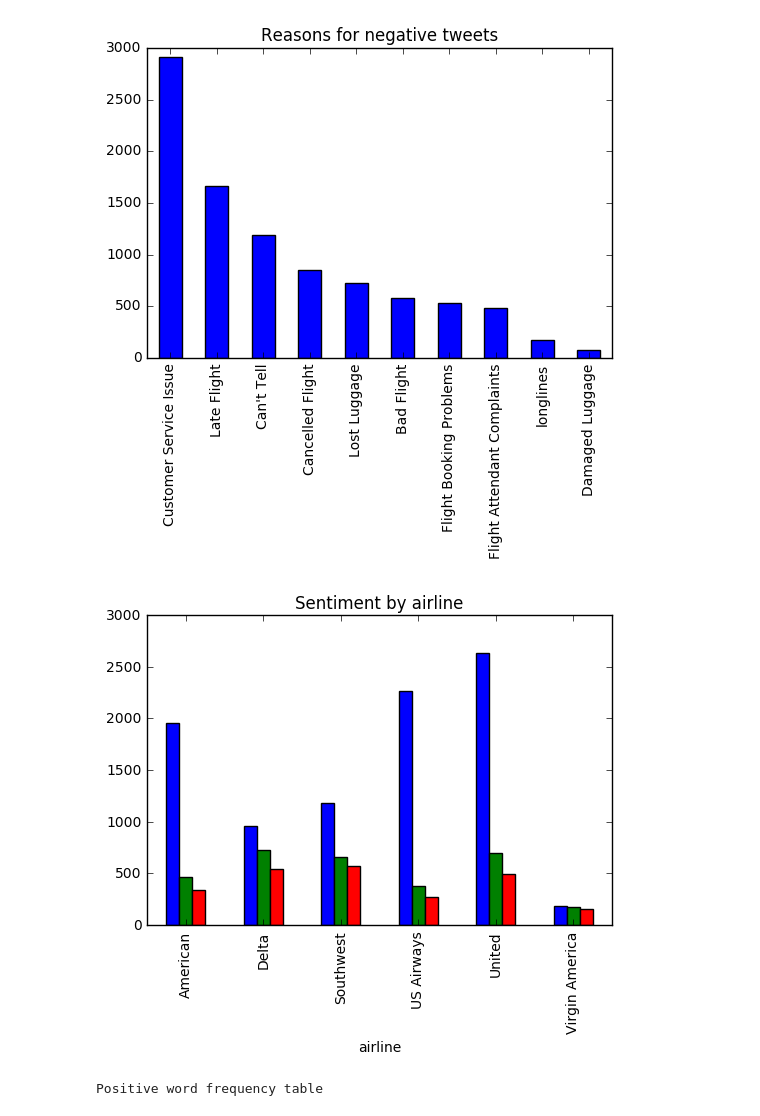
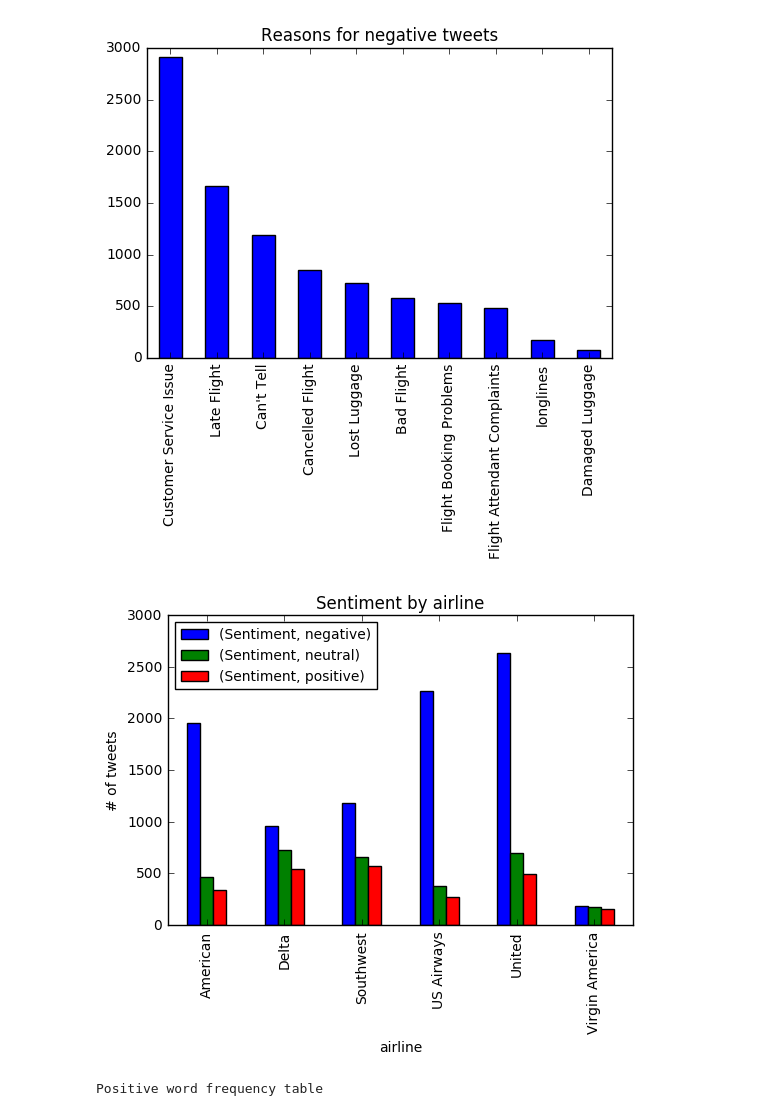
Before and after one commit to jroyalty07/sentiment-analysis-major-airlines, a Jupyter notebook: airline-tweets.ipynb, the cells around one changed output. Drawn from its saved outputs; the diff is of its cells as text; code cells hidden in the pictures.

```diff
--- a/airline-tweets.ipynb
+++ b/airline-tweets.ipynb
@@ -72,13 +84,16 @@ plt.show()
 [figure]
 # %%
 data = df.copy()
-data['countval']=1
-groupby_object=data[['airline','airline_sentiment','countval']].groupby(['airline','airline_sentiment']).aggregate(sum)
-groupby_object.unstack(level=1).plot(kind='bar', legend = False)
+data['Sentiment']=1
+data.head()
+groupby_object=data[['airline','airline_sentiment','Sentiment']].groupby(['airline','airline_sentiment']).aggregate(sum)
+groupby_object.unstack(level=1).plot(kind='bar')
+plt.ylabel('# of tweets')
+plt.legend(loc=2,prop={'size':10})
 plt.title('Sentiment by airline')
 plt.show()
 # %% [output]
-[figure, old version]
+[figure, new version]
 # %%
 #POSITIVE TWEETS
 positive_tweets = df[df['airline_sentiment'] == 'positive']['text']
```
Also changed, not shown: parts of 13 cells of this notebook.
